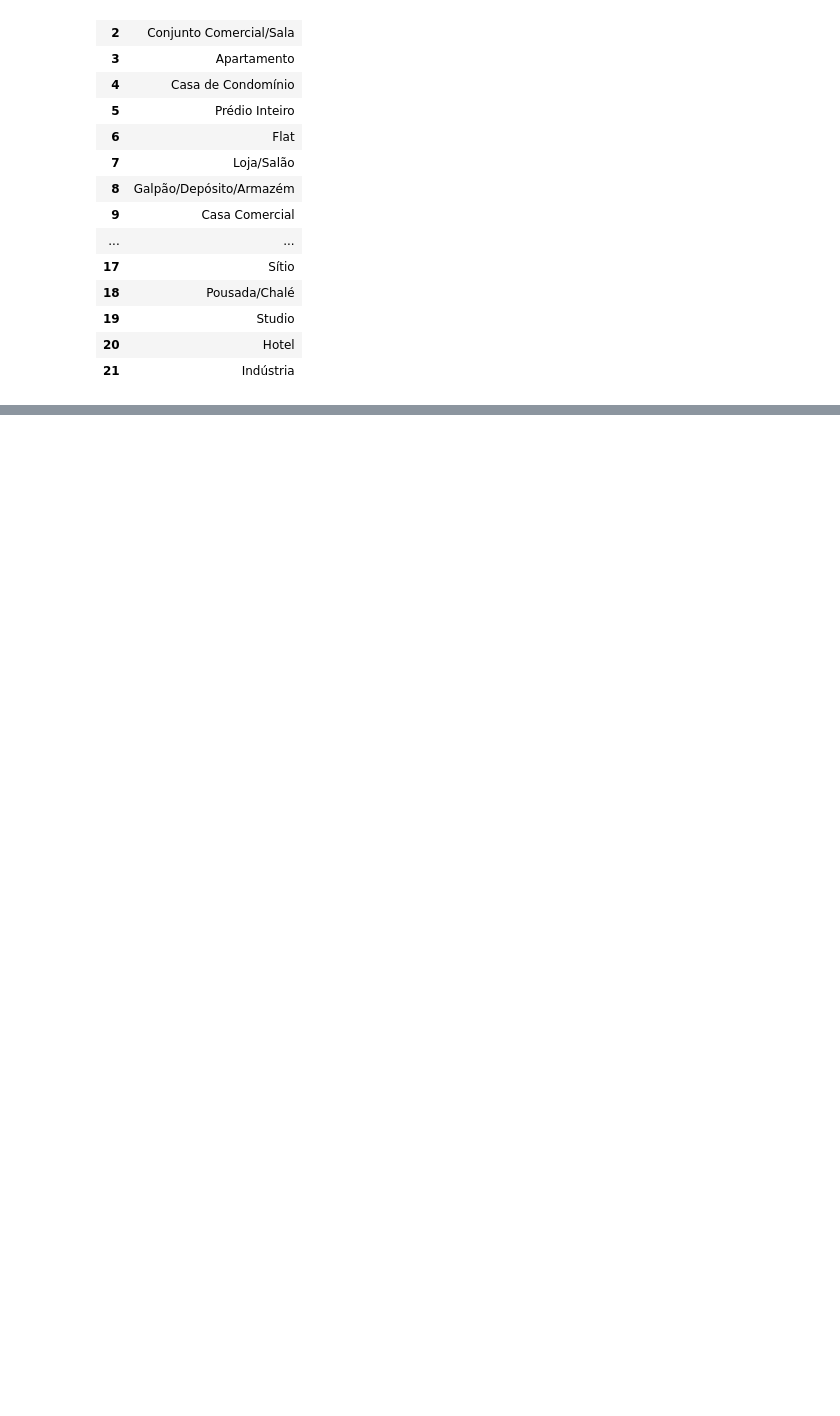
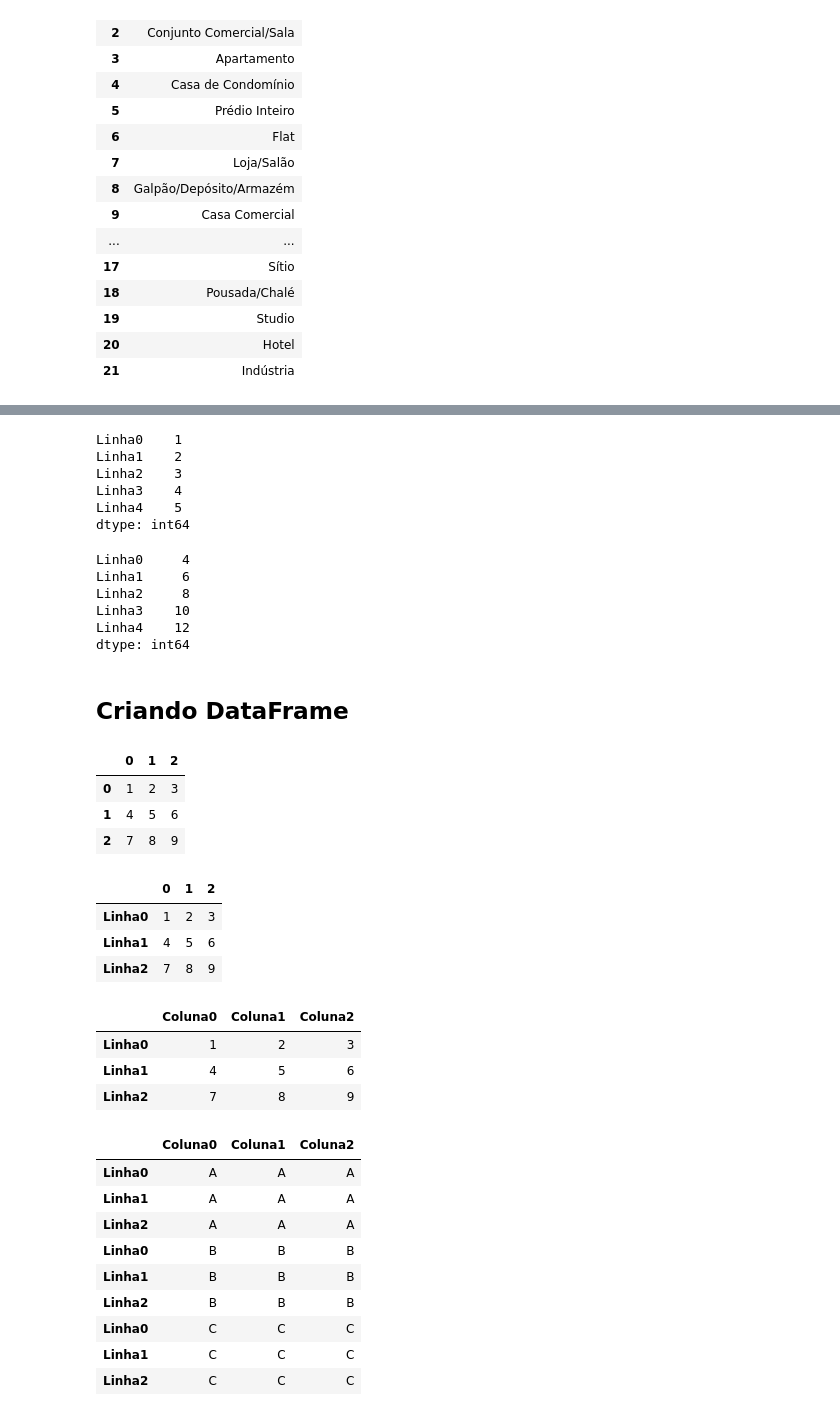
Before and after one commit to leandrobenicio/Data-Science, a Jupyter notebook: DataScience/Pandas_aula2.ipynb, the cells around one changed output, grey strips where cells are left out. Saved outputs shown, nothing was run; the diff lists cells and outputs as text; code cells hidden in the pictures; blank space fills up the shorter version.

```diff
--- a/DataScience/Pandas_aula2.ipynb
+++ b/DataScience/Pandas_aula2.ipynb
@@ -163,0 +190,10 @@ tipo_de_imovel
+# %%
+data = pd.Series({'Linha' + str(i) : i + 1 for i in range(5)})
+data
+# %% [output]
+Linha0    1
+Linha1    2
+Linha2    3
+Linha3    4
+Linha4    5
+dtype: int64
@@ -163,0 +202,12 @@ tipo_de_imovel
+# %%
+s2 = s1 + s
+s2
+# %% [output]
+Linha0     4
+Linha1     6
+Linha2     8
+Linha3    10
+Linha4    12
+dtype: int64
+# %% [markdown]
+## Criando DataFrame
@@ -163,0 +218,8 @@ tipo_de_imovel
+# %%
+df1 = pd.DataFrame(data)
+df1
+# %% [output]
+|  | 0 | 1 | 2 |
+| 0 | 1 | 2 | 3 |
+| 1 | 4 | 5 | 6 |
+| 2 | 7 | 8 | 9 |
@@ -163,0 +228,8 @@ tipo_de_imovel
+# %%
+df1 = pd.DataFrame(data, index=index)
+df1
+# %% [output]
+|  | 0 | 1 | 2 |
+| Linha0 | 1 | 2 | 3 |
+| Linha1 | 4 | 5 | 6 |
+| Linha2 | 7 | 8 | 9 |
@@ -163,0 +238,30 @@ tipo_de_imovel
+# %%
+df1 = pd.DataFrame(data, index=index, columns=columns) # Adicionando rótulos nas linhas e colunas
+df1
+# %% [output]
+|  | Coluna0 | Coluna1 | Coluna2 |
+| Linha0 | 1 | 2 | 3 |
+| Linha1 | 4 | 5 | 6 |
+| Linha2 | 7 | 8 | 9 |
+# %%
+df2 = pd.DataFrame(data, index=index, columns=columns)
+# %%
+df3 = pd.DataFrame(data, index=index, columns=columns)
+# %%
+df1[df1 > 0 ] = 'A'
+df2[df2 > 0] = 'B'
+df3[df3 > 0] = 'C'
+# %%
+df4 = pd.concat([df1, df2, df3])
+df4
+# %% [output]
+|  | Coluna0 | Coluna1 | Coluna2 |
+| Linha0 | A | A | A |
+| Linha1 | A | A | A |
+| Linha2 | A | A | A |
+| Linha0 | B | B | B |
+| Linha1 | B | B | B |
+| Linha2 | B | B | B |
+| Linha0 | C | C | C |
+| Linha1 | C | C | C |
+| Linha2 | C | C | C |
```
Also changed, not shown: parts of 25 cells of this notebook, 7 other files.
